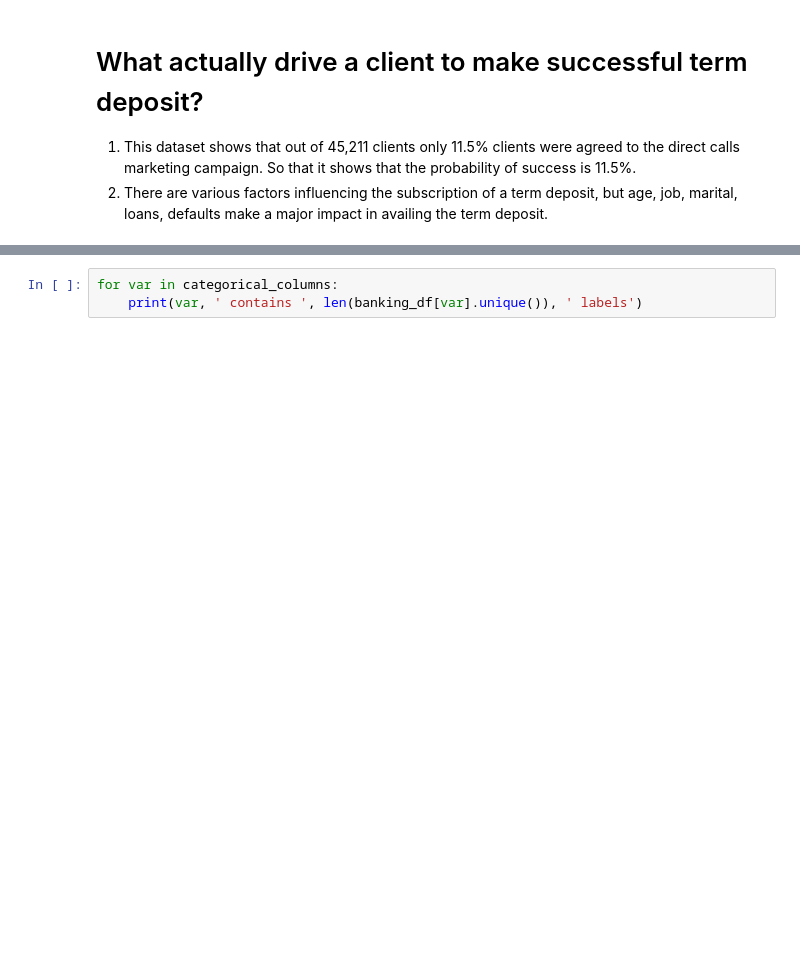
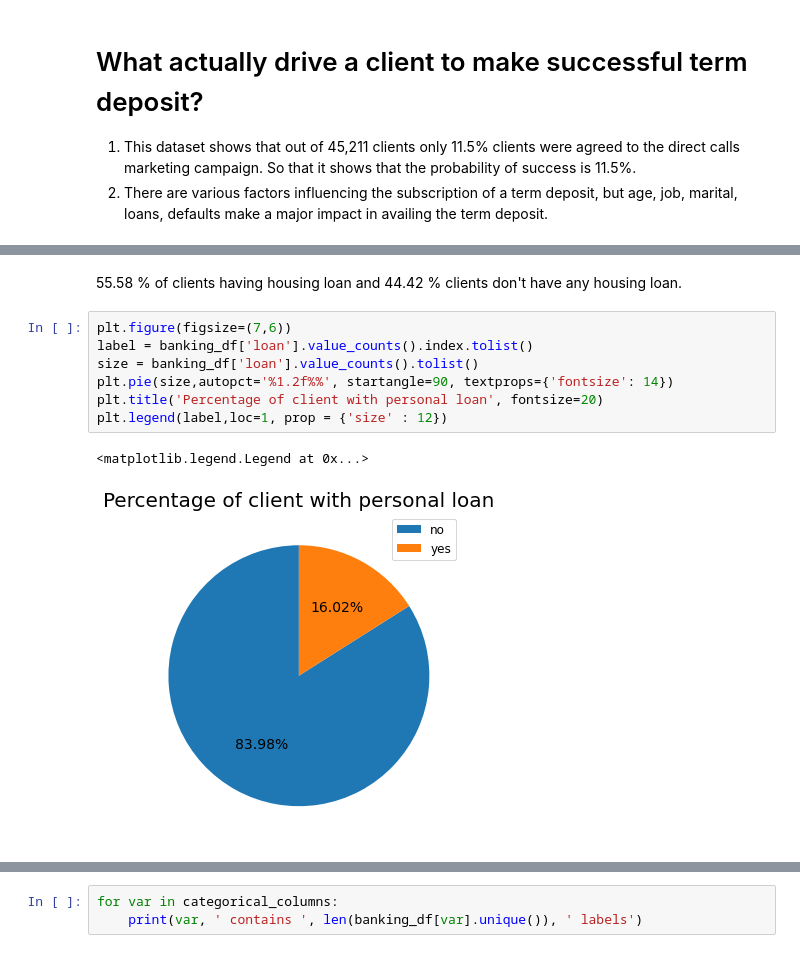
Before and after one commit to Gowthaam-K/Bank-Marketing-Effectiveness-Prediction, a Jupyter notebook: Bank_Marketing_Effectiveness_Prediction_Gowthaam_Kumarasamy.ipynb, the cells around one changed output, grey strips where cells are left out. Cells and saved outputs as stored; diff of their text form; blank space fills up the shorter version.

```diff
--- a/Bank_Marketing_Effectiveness_Prediction_Gowthaam_Kumarasamy.ipynb
+++ b/Bank_Marketing_Effectiveness_Prediction_Gowthaam_Kumarasamy.ipynb
@@ -163,0 +202,12 @@ A term deposit is a fixed-term investment that includes the deposit of money int
+# %% [markdown]
+55.58 % of clients having housing loan and 44.42 % clients don't have any housing loan.
+# %%
+plt.figure(figsize=(7,6))
+label = banking_df['loan'].value_counts().index.tolist()
+size = banking_df['loan'].value_counts().tolist()
+plt.pie(size,autopct='%1.2f%%', startangle=90, textprops={'fontsize': 14})
+plt.title('Percentage of client with personal loan', fontsize=20)
+plt.legend(label,loc=1, prop = {'size' : 12})
+# %% [output]
+<matplotlib.legend.Legend at 0x...>
+[figure, added]
```
Also changed, not shown: parts of 43 cells of this notebook.
